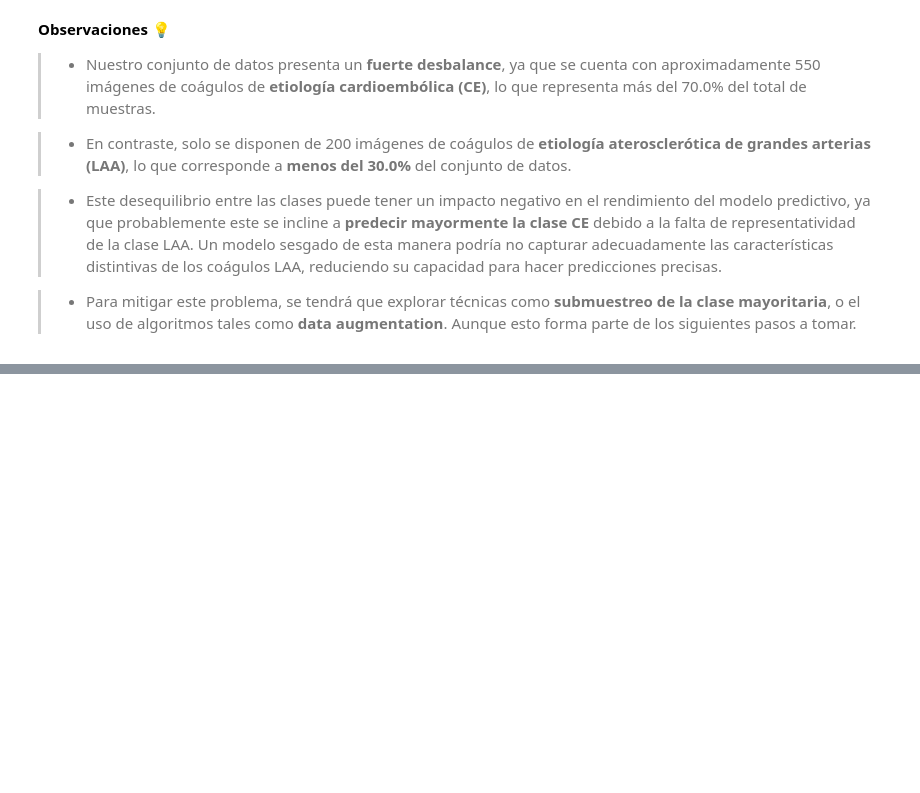
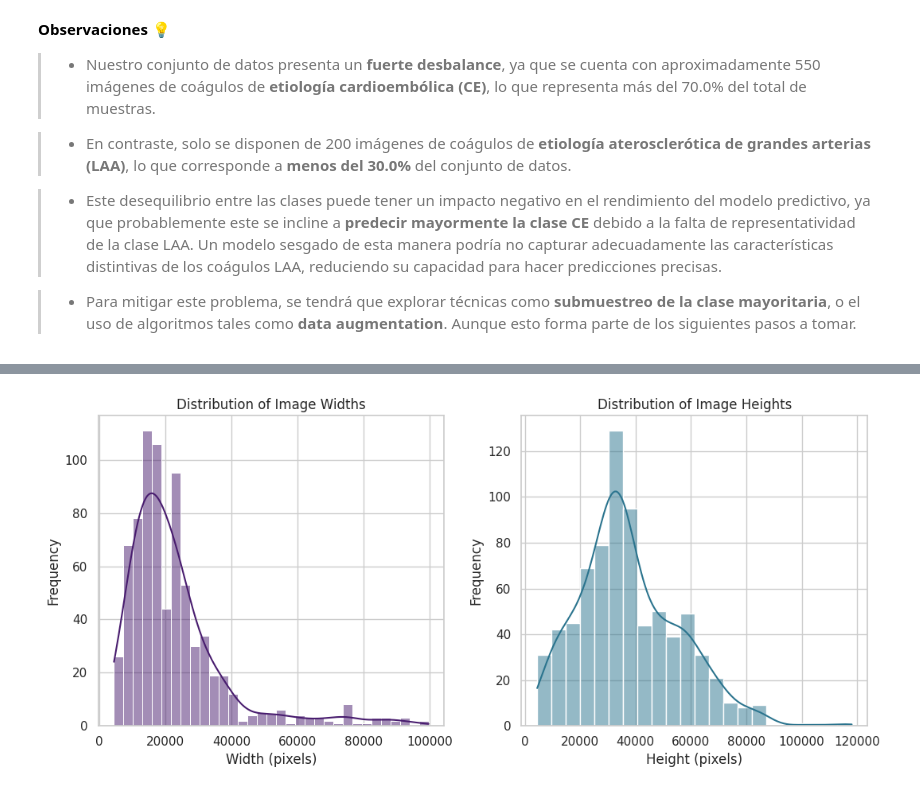
Before and after one commit to Andrea-gt/blood-clots, a Jupyter notebook: mayo-clinic-strip-ai.ipynb, the cells around one changed output, grey strips where cells are left out. Saved outputs shown, nothing was run; the diff lists cells and outputs as text; code cells hidden in the pictures; blank space fills up the shorter version.

Commit message:
feat: Analysis of Image Dimensions

```diff
--- a/mayo-clinic-strip-ai.ipynb
+++ b/mayo-clinic-strip-ai.ipynb
@@ -221,0 +222,14 @@ label_distribution(df)
+# %%
+def get_image_size(image_path):
+    try:
+        with Image.open(image_path) as img:
+            return img.size  # Returns (width, height)
+    except Exception as e:
+        print(f"Error loading {image_path}: {e}")
+        return None
+
+# Applying the function to the DataFrame
+df['image_size'] = df['image_path'].apply(get_image_size)
+
+# Separate width and height if needed
+df['width'], df['height'] = zip(*df['image_size'].dropna())
@@ -221,0 +240,23 @@ label_distribution(df)
+# %%
+# Set up the plot size and style
+plt.figure(figsize=(16, 5))
+
+# Plot the distribution of the width
+plt.subplot(1, 3, 1)
+sns.histplot(df['width'], kde=True, color=palette[0])
+plt.title('Distribution of Image Widths')
+plt.xlabel('Width (pixels)')
+plt.ylabel('Frequency')
+
+# Plot the distribution of the height
+plt.subplot(1, 3, 2)
+sns.histplot(df['height'], kde=True, color= palette[4])
+plt.title('Distribution of Image Heights')
+plt.xlabel('Height (pixels)')
+plt.ylabel('Frequency')
+
+# Show the plots
+plt.tight_layout()
+plt.show()
+# %% [output]
+[figure, added]
```
Also changed, not shown: parts of 4 cells of this notebook.
